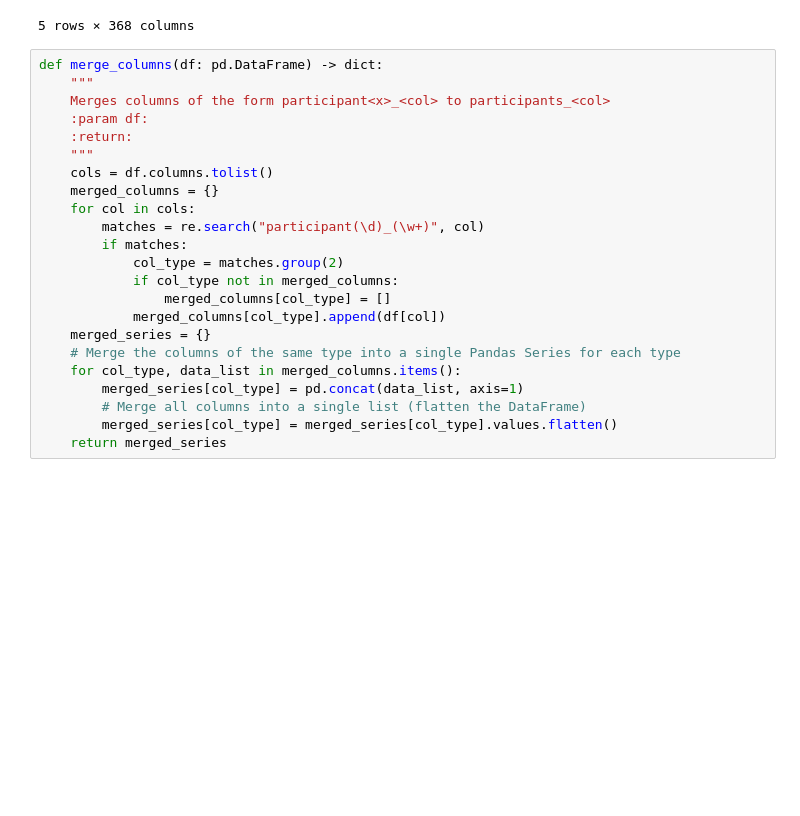
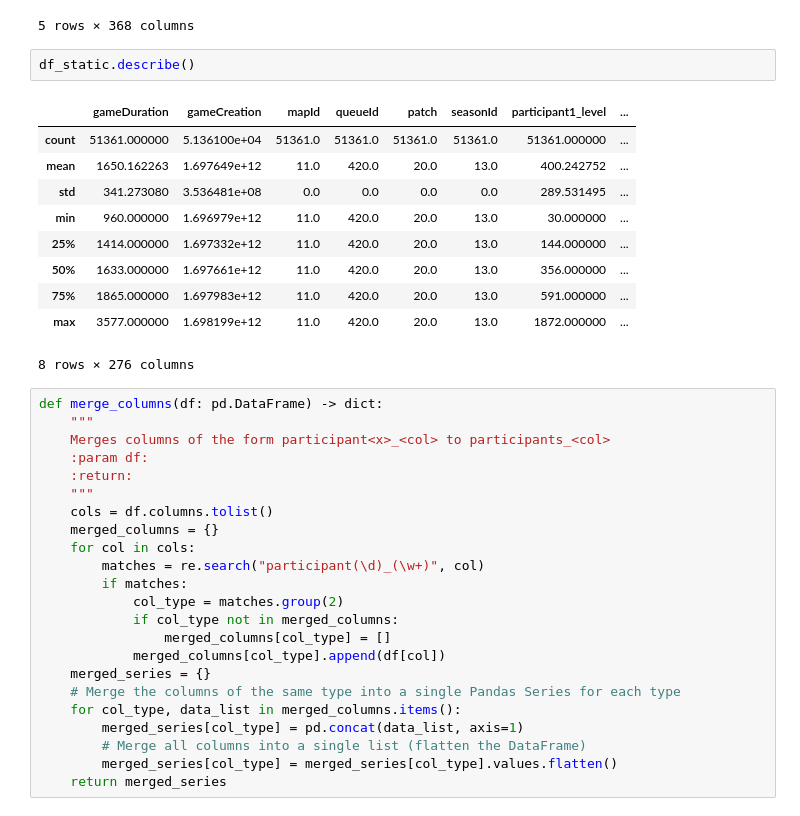
Before and after one commit to MoritzPalm/LeagueOfLegendsWinPrediction, a Jupyter notebook: Exploration/datasetViz.ipynb, the cells around one changed output. Cells and saved outputs as stored; diff of their text form; blank space fills up the shorter version.

```diff
--- a/Exploration/datasetViz.ipynb
+++ b/Exploration/datasetViz.ipynb
@@ -43,6 +43,19 @@ df_static.head()
 | 0 | 1838 | 1697030634954 | 13.20.535.2535 | 11 | 420 | 20 | 13 | BR1 | ... |
 | 0 | 1668 | 1697033782100 | 13.20.535.2535 | 11 | 420 | 20 | 13 | BR1 | ... |
 5 rows × 368 columns
+# %%
+df_static.describe()
+# %% [output]
+|  | gameDuration | gameCreation | mapId | queueId | patch | seasonId | participant1_level | ... |
+| count | 51361.000000 | 5.136100e+04 | 51361.0 | 51361.0 | 51361.0 | 51361.0 | 51361.000000 | ... |
+| mean | 1650.162263 | 1.697649e+12 | 11.0 | 420.0 | 20.0 | 13.0 | 400.242752 | ... |
+| std | 341.273080 | 3.536481e+08 | 0.0 | 0.0 | 0.0 | 0.0 | 289.531495 | ... |
+| min | 960.000000 | 1.696979e+12 | 11.0 | 420.0 | 20.0 | 13.0 | 30.000000 | ... |
+| 25% | 1414.000000 | 1.697332e+12 | 11.0 | 420.0 | 20.0 | 13.0 | 144.000000 | ... |
+| 50% | 1633.000000 | 1.697661e+12 | 11.0 | 420.0 | 20.0 | 13.0 | 356.000000 | ... |
+| 75% | 1865.000000 | 1.697983e+12 | 11.0 | 420.0 | 20.0 | 13.0 | 591.000000 | ... |
+| max | 3577.000000 | 1.698199e+12 | 11.0 | 420.0 | 20.0 | 13.0 | 1872.000000 | ... |
+8 rows × 276 columns
 # %%
 def merge_columns(df: pd.DataFrame) -> dict:
     """
```
Also changed, not shown: parts of 4 cells of this notebook, 12 other files.
